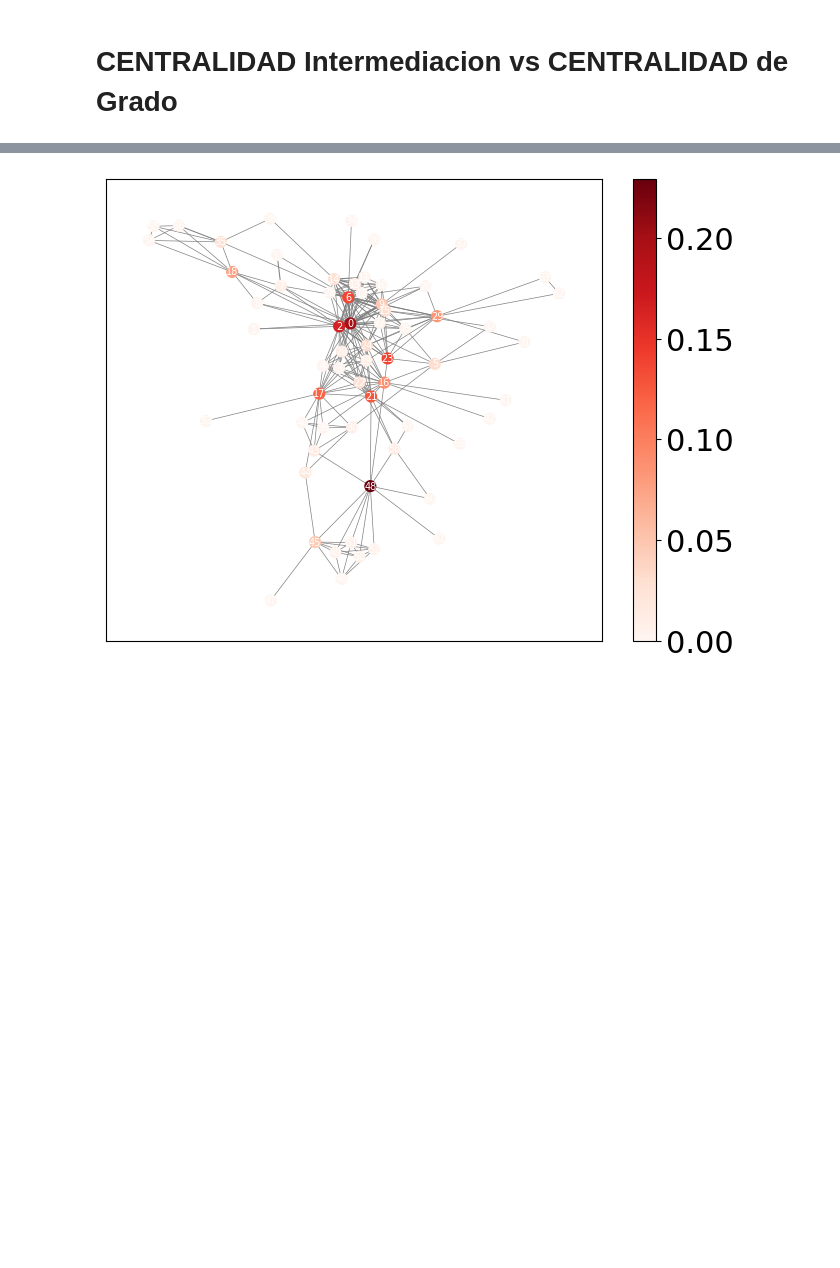
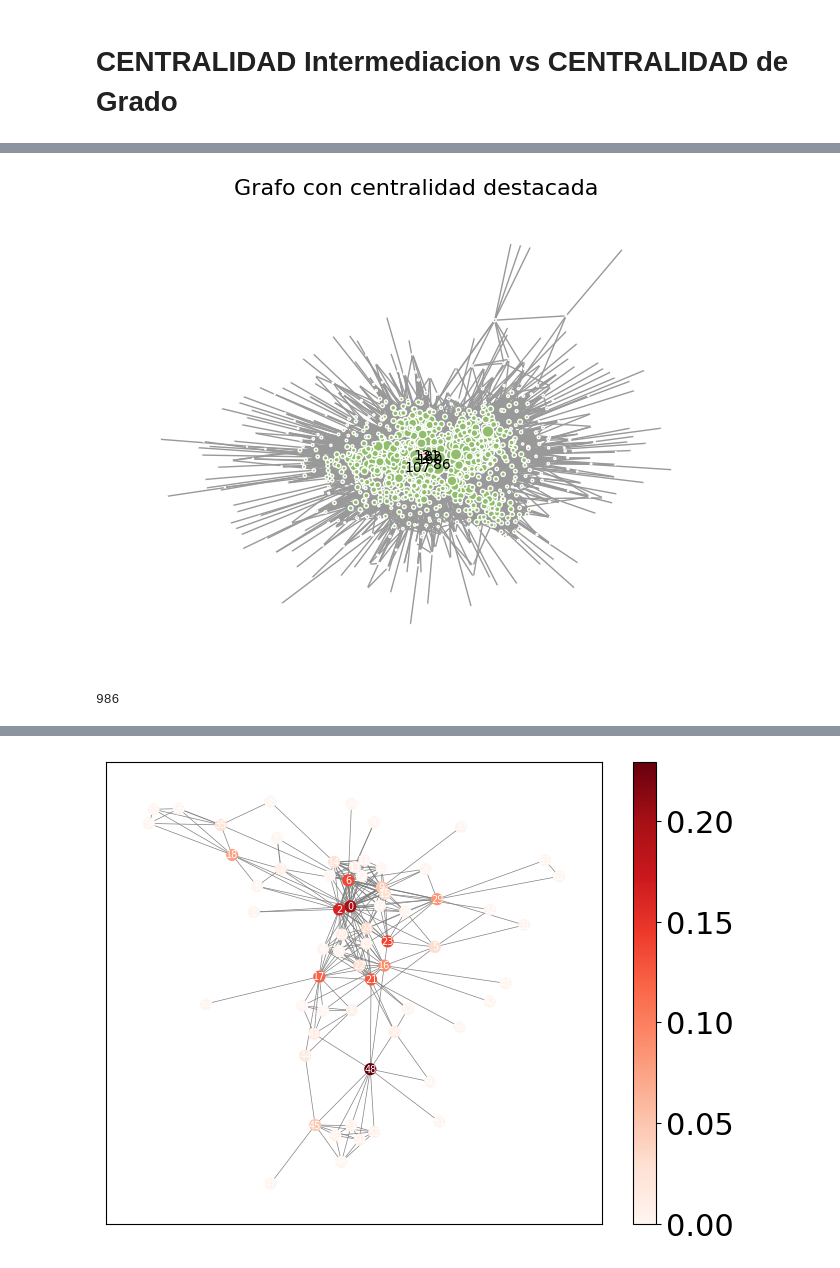
Before and after one commit to Grupo-12-DMCyT/Comparative-Analysis-in-Two-Human-Networks, a Jupyter notebook: c_analisis_centralidad.ipynb, the cells around one changed output, grey strips where cells are left out. Drawn from its saved outputs; the diff is of its cells as text; code cells hidden in the pictures; blank space fills up the shorter version.

```diff
--- a/c_analisis_centralidad.ipynb
+++ b/c_analisis_centralidad.ipynb
@@ -41,0 +83,41 @@ terr_centr_grado = nx.degree_centrality(terr)
+# %%
+import networkx as nx
+import matplotlib.pyplot as plt
+
+def plot_centrality_graph(G, centrality_func=nx.degree_centrality, top_n=5):
+    # Calcular centralidad
+    centrality = centrality_func(G)
+
+    # Obtener los top_n nodos con mayor centralidad
+    top_nodes = sorted(centrality, key=centrality.get, reverse=True)[:top_n]
+
+    # Posición de nodos
+    pos = nx.spring_layout(G, iterations=100,seed=42)  # usa layout reproducible
+
+    # Crear lista de tamaños según centralidad
+    sizes = [500 * centrality[node] for node in G.nodes()]
+
+    # Crear lista de colores
+    node_colors = ['#f94144' if node in top_nodes else '#90be6d' for node in G.nodes()]
+
+    # Dibujar nodos
+    nx.draw_networkx_nodes(G, pos,
+                           node_size=sizes,
+                           node_color=node_colors,
+                           edgecolors='white')
+
+    # Dibujar aristas
+    nx.draw_networkx_edges(G, pos, edge_color='#999999')
+
+    # Etiquetas solo para los top_n nodos
+    labels = {node: node for node in top_nodes}
+    nx.draw_networkx_labels(G, pos, labels, font_size=10, font_color='black')
+
+    # Opciones de gráfico
+    plt.title('Grafo con centralidad destacada', fontsize=16)
+    plt.axis('off')
+    plt.show()
+# %%
+plot_centrality_graph(emailGiant)
+# %% [output]
+[figure, added]
@@ -41,0 +171,4 @@ terr_centr_grado = nx.degree_centrality(terr)
+# %%
+len(emailGiant.nodes())
+# %% [output]
+986
```
Also changed, not shown: parts of 6 cells of this notebook.
